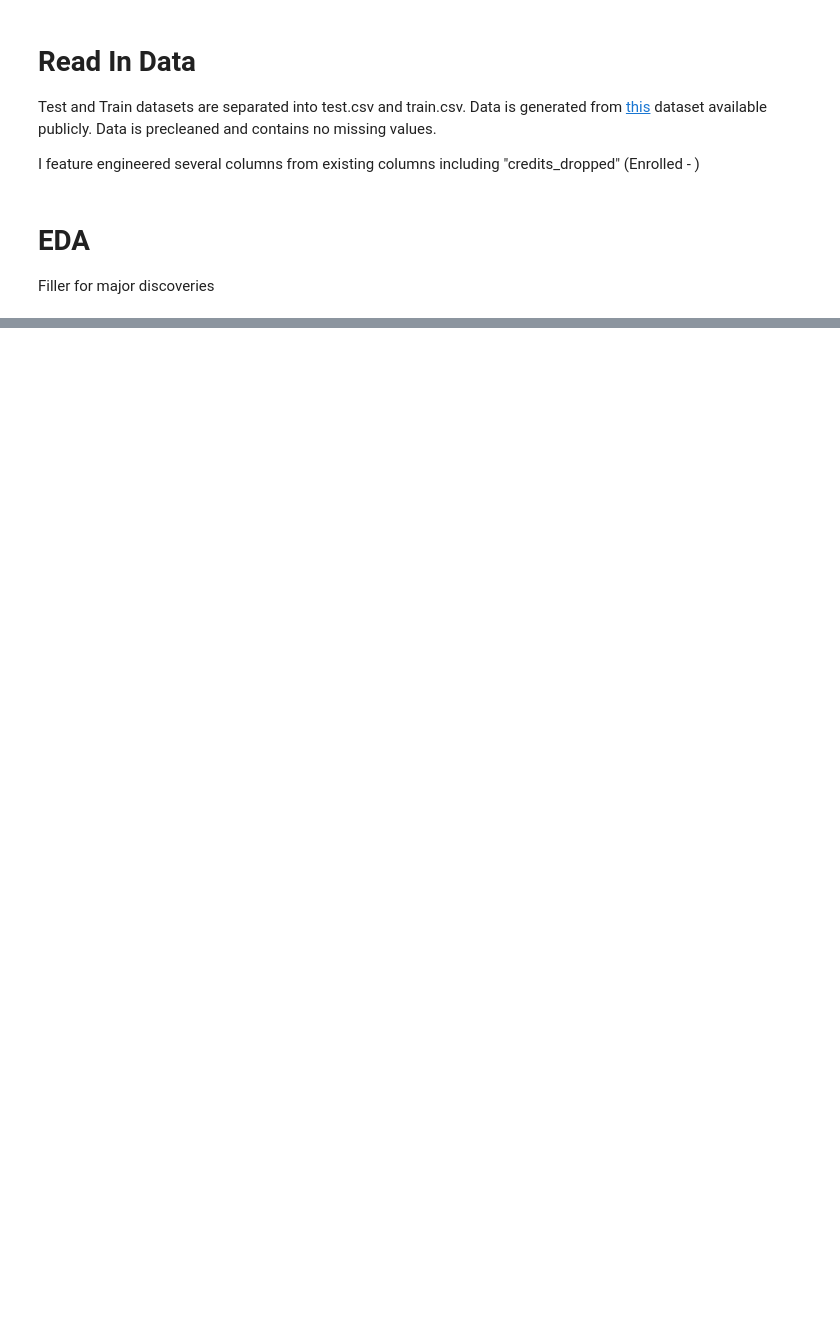
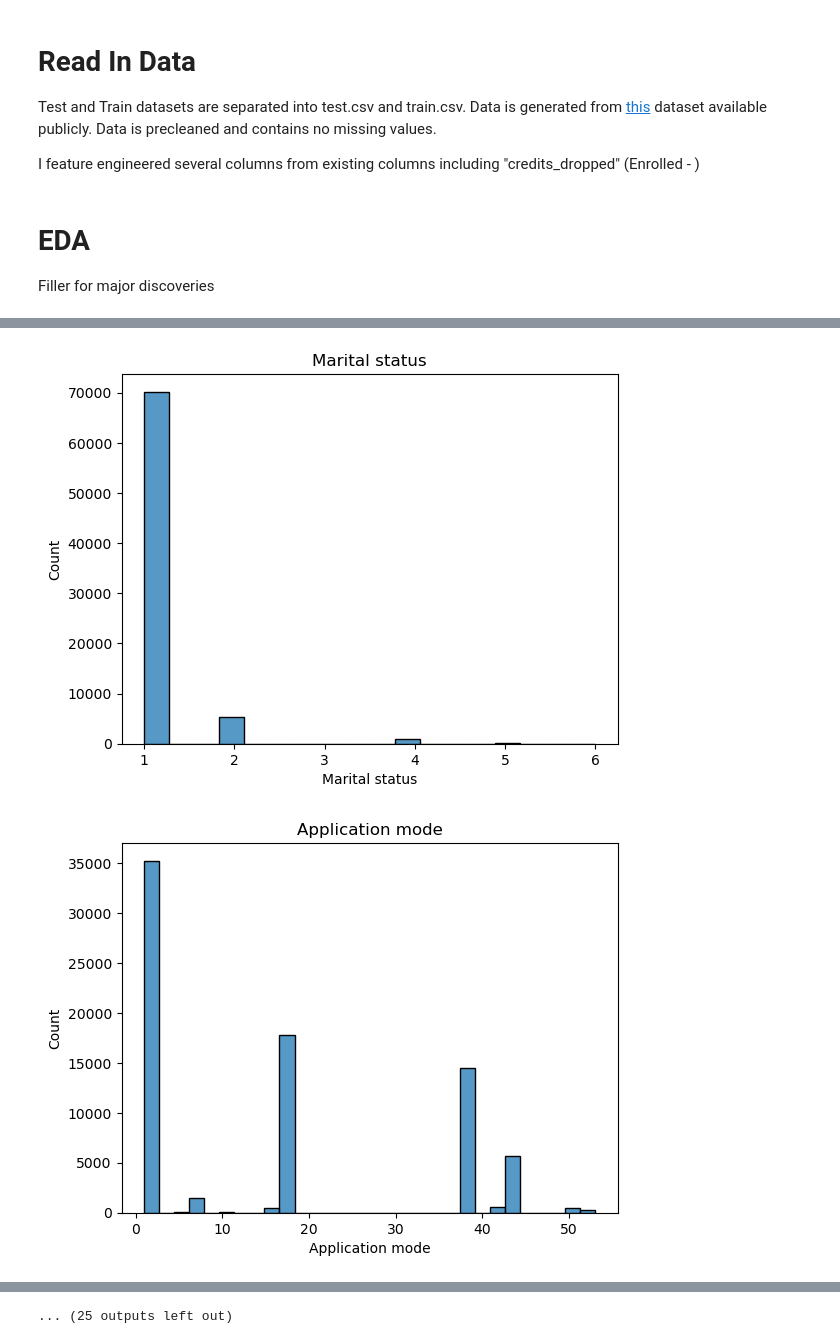
Before and after one commit to Orion00/AcademicSuccess, a Jupyter notebook: analysis.ipynb, the cells around one changed output, grey strips where cells are left out. Cells and saved outputs as stored; diff of their text form; code cells hidden in the pictures; blank space fills up the shorter version.

```diff
--- a/analysis.ipynb
+++ b/analysis.ipynb
@@ -53,0 +55,7 @@ df.describe()
+# %%
+for col in df:
+    sns.histplot(df[col]).set(title=col)
+    plt.show()
+# %% [output]
+[figure, added]
+[figure, added]
@@ -53,0 +72 @@ df.describe()
+... (25 outputs left out)
```
Also changed, not shown: parts of 12 cells of this notebook, 1 other file.
